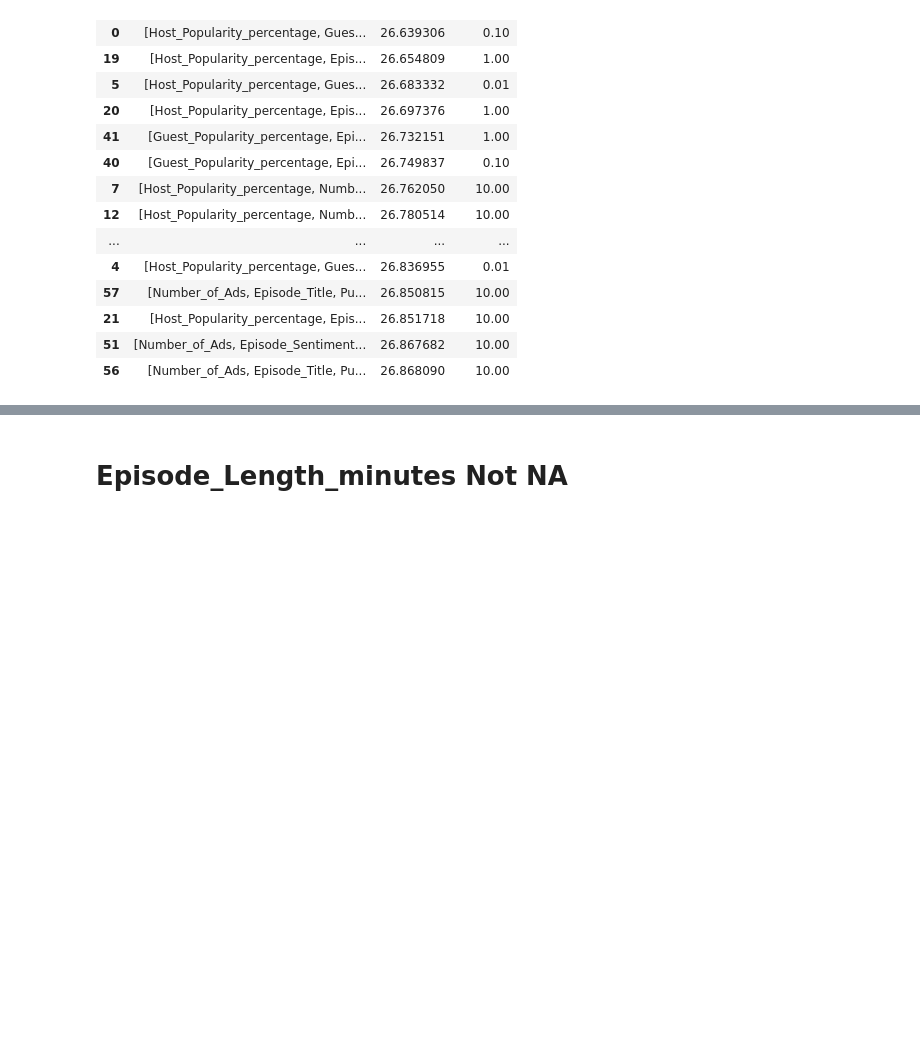
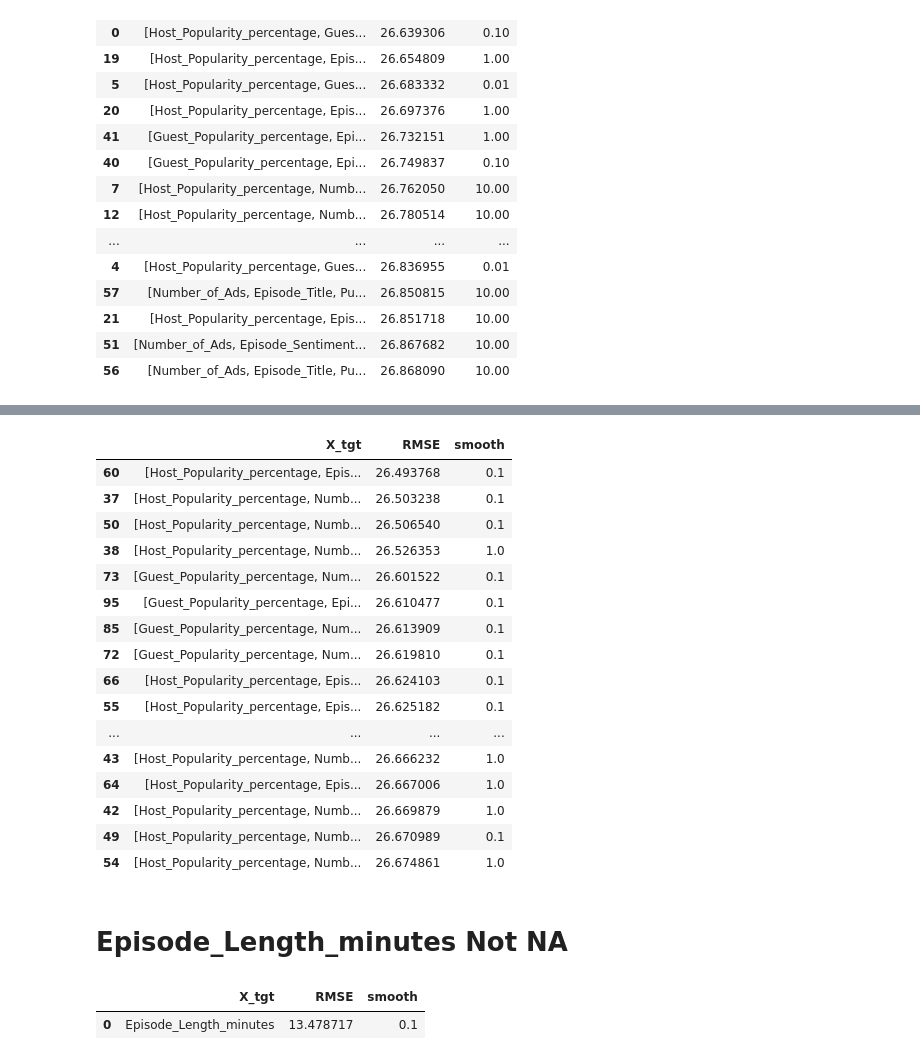
Before and after one commit to sunkusun9/sunkusun9, a Jupyter notebook: kaggle/PGS5/PGS5_ep4/1-4 Target Encoding2.ipynb, the cells around one changed output, grey strips where cells are left out. Saved outputs shown, nothing was run; the diff lists cells and outputs as text; code cells hidden in the pictures; blank space fills up the shorter version.

```diff
--- a/kaggle/PGS5/PGS5_ep4/1-4 Target Encoding2.ipynb
+++ b/kaggle/PGS5/PGS5_ep4/1-4 Target Encoding2.ipynb
@@ -186,10 +204,36 @@ df_c4.iloc[:25]
+# %%
+df_c5, df_prd_5 = sc.cache_result(
+    'tgt_rmse_c5_all', lambda : get_tgt_rmse_list(df_train, [list(i) for i in combinations(X_val, 5)]), rerun = 0
+)
+df_c5.iloc[:25]
+# %% [output]
+|  | X_tgt | RMSE | smooth |
+| 60 | [Host_Popularity_percentage, Epis... | 26.493768 | 0.1 |
+| 37 | [Host_Popularity_percentage, Numb... | 26.503238 | 0.1 |
+| 50 | [Host_Popularity_percentage, Numb... | 26.506540 | 0.1 |
+| 38 | [Host_Popularity_percentage, Numb... | 26.526353 | 1.0 |
+| 73 | [Guest_Popularity_percentage, Num... | 26.601522 | 0.1 |
+| 95 | [Guest_Popularity_percentage, Epi... | 26.610477 | 0.1 |
+| 85 | [Guest_Popularity_percentage, Num... | 26.613909 | 0.1 |
+| 72 | [Guest_Popularity_percentage, Num... | 26.619810 | 0.1 |
+| 66 | [Host_Popularity_percentage, Epis... | 26.624103 | 0.1 |
+| 55 | [Host_Popularity_percentage, Epis... | 26.625182 | 0.1 |
+| ... | ... | ... | ... |
+| 43 | [Host_Popularity_percentage, Numb... | 26.666232 | 1.0 |
+| 64 | [Host_Popularity_percentage, Epis... | 26.667006 | 1.0 |
+| 42 | [Host_Popularity_percentage, Numb... | 26.669879 | 1.0 |
+| 49 | [Host_Popularity_percentage, Numb... | 26.670989 | 0.1 |
+| 54 | [Host_Popularity_percentage, Numb... | 26.674861 | 1.0 |
 # %% [markdown]
 # Episode_Length_minutes Not NA
 # %%
 df_c0_2, df_prd_0_2 = sc.cache_result(
-    'tgt_rmse_c0_2', lambda : get_tgt_rmse_list(df_train_1, ['Episode_Length_minutes']), rerun = 0
+    'tgt_rmse_c0_2', lambda : get_tgt_rmse_list(df_train, ['Episode_Length_minutes']), rerun = 0
 )
 df_c0_2
+# %% [output]
+|  | X_tgt | RMSE | smooth |
+| 0 | Episode_Length_minutes | 13.478717 | 0.1 |
 # %%
 df_c1_2, df_prd_1_2 = sc.cache_result(
     'tgt_rmse_c1_2',
```
Also changed, not shown: parts of 23 cells of this notebook, 1 other file.
